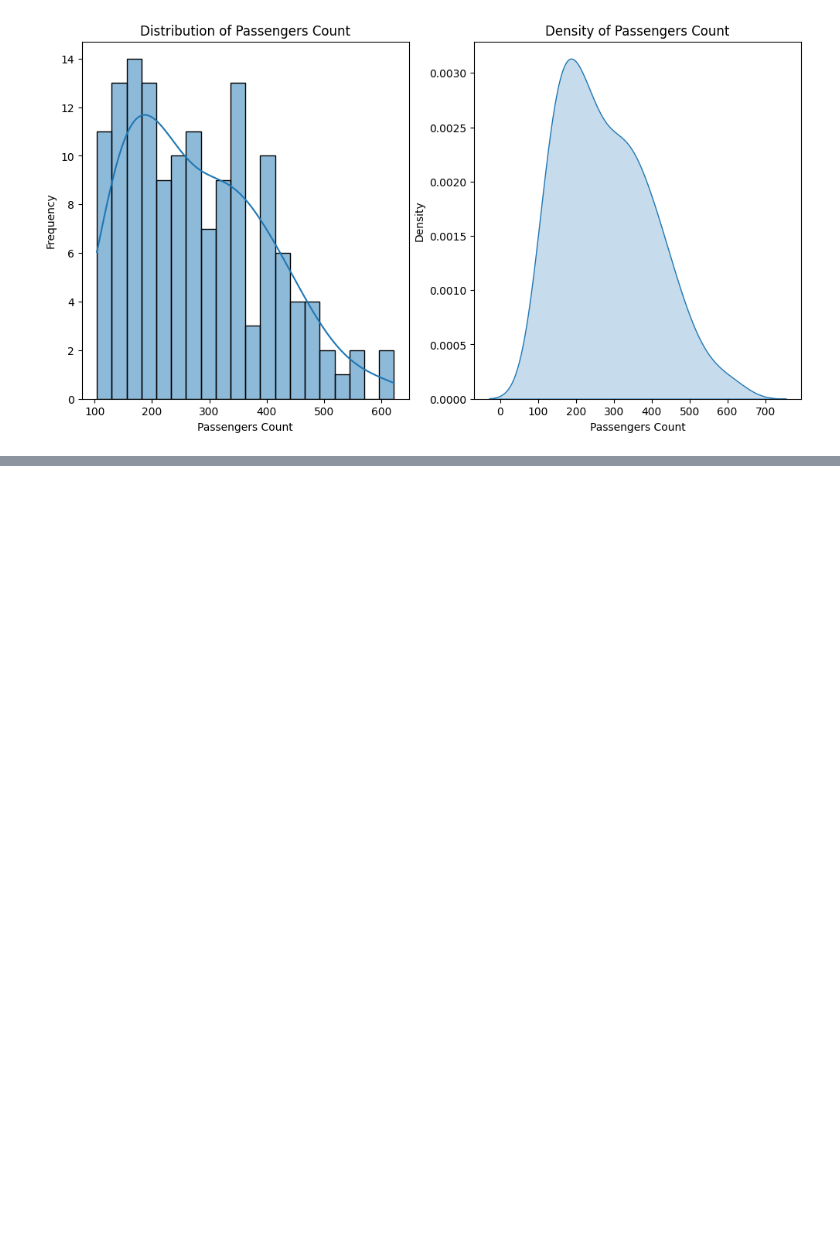
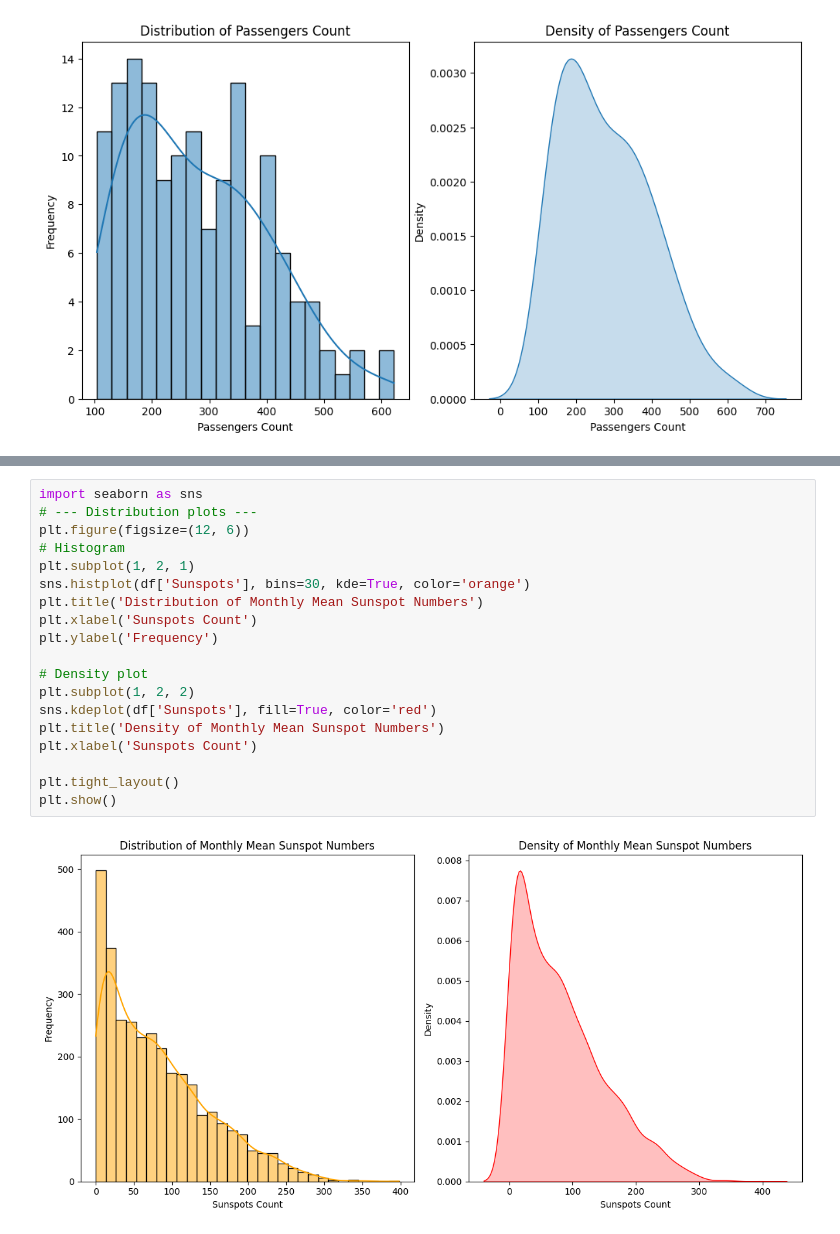
Before and after one commit to nicoleKape-code/AI_CourseRepo, a Jupyter notebook: 13_oct/IntroTimeSeries.ipynb, the cells around one changed output, grey strips where cells are left out. Drawn from its saved outputs; the diff is of its cells as text; blank space fills up the shorter version.

```diff
--- a/13_oct/IntroTimeSeries.ipynb
+++ b/13_oct/IntroTimeSeries.ipynb
@@ -97,0 +189,21 @@ Text(0.5, 0, 'Passengers Count')
+# %%
+import seaborn as sns
+# --- Distribution plots ---
+plt.figure(figsize=(12, 6))
+# Histogram
+plt.subplot(1, 2, 1)
+sns.histplot(df['Sunspots'], bins=30, kde=True, color='orange')
+plt.title('Distribution of Monthly Mean Sunspot Numbers')
+plt.xlabel('Sunspots Count')
+plt.ylabel('Frequency')
+
+# Density plot
+plt.subplot(1, 2, 2)
+sns.kdeplot(df['Sunspots'], fill=True, color='red')
+plt.title('Density of Monthly Mean Sunspot Numbers')
+plt.xlabel('Sunspots Count')
+
+plt.tight_layout()
+plt.show()
+# %% [output]
+[figure, added]
```
Also changed, not shown: parts of 13 cells of this notebook.
